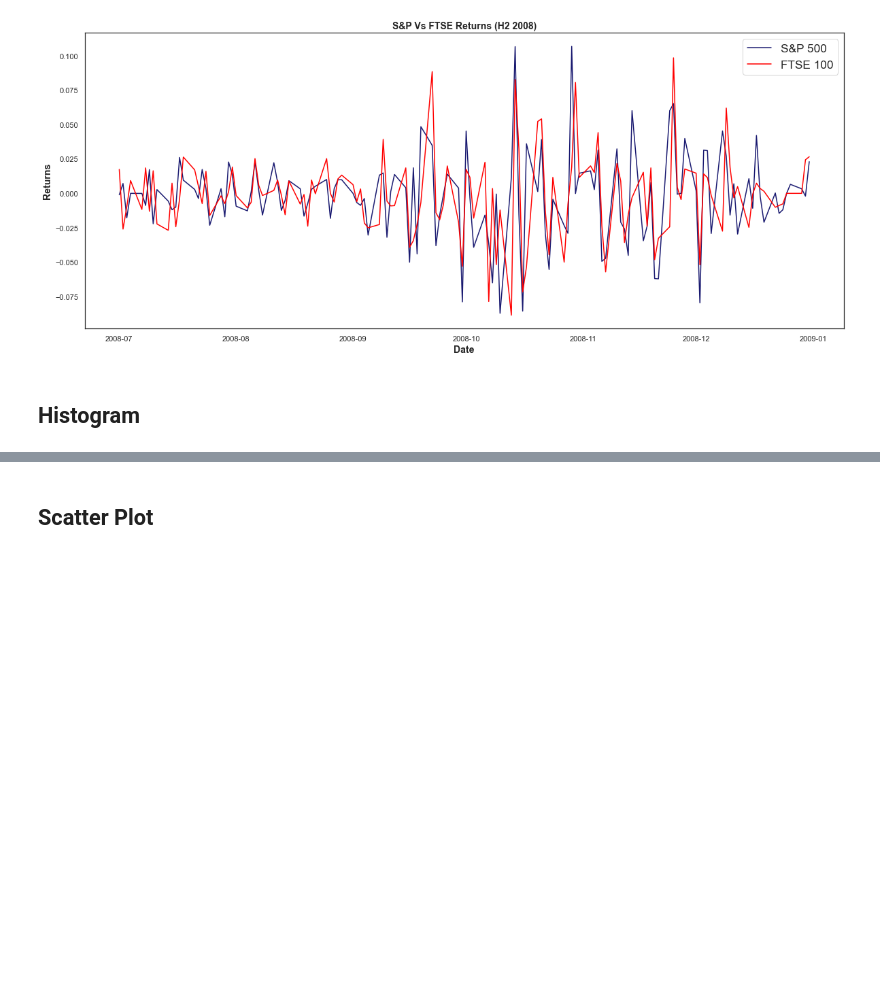
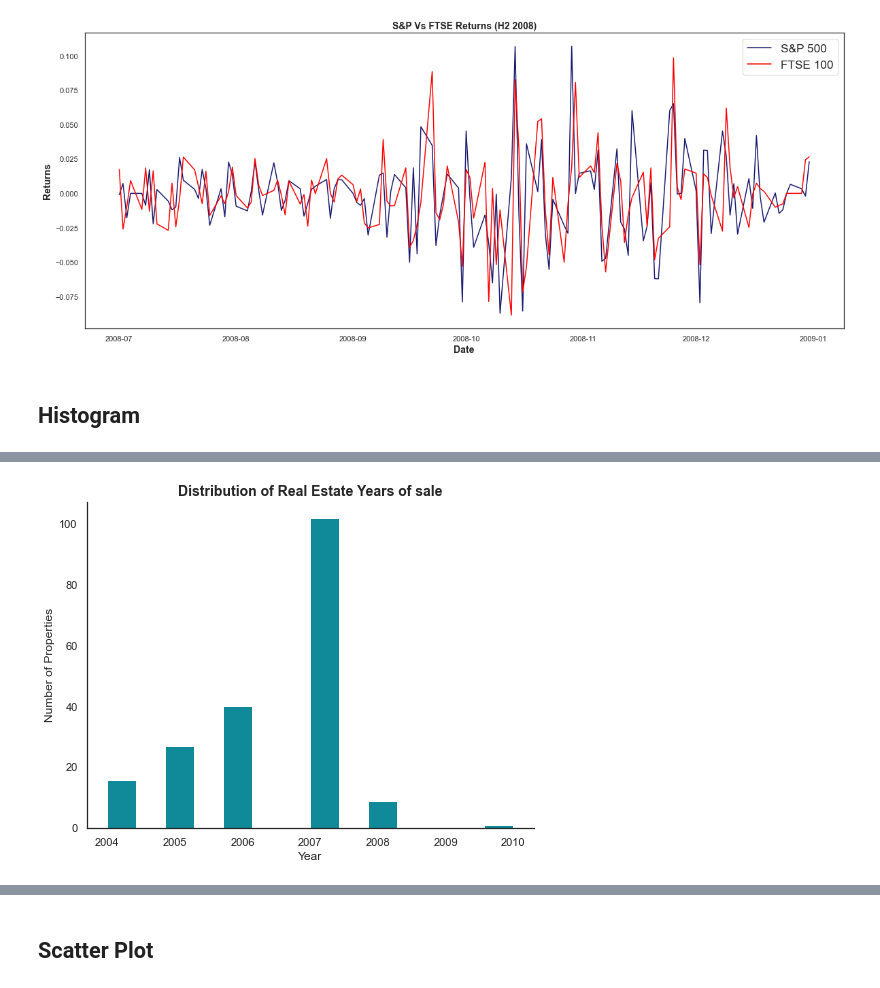
Before and after one commit to roblivesinottawa/data_analytics_python, a Jupyter notebook: S34 - Data Visualization/L1/Data Viz Notebook Template.ipynb, the cells around one changed output, grey strips where cells are left out. Drawn from its saved outputs; the diff is of its cells as text; code cells hidden in the pictures; blank space fills up the shorter version.

```diff
--- a/S34 - Data Visualization/L1/Data Viz Notebook Template.ipynb
+++ b/S34 - Data Visualization/L1/Data Viz Notebook Template.ipynb
@@ -286,0 +316,12 @@ plt.show()
+# %%
+sns.set_style('white')
+plt.figure(figsize=(8,6))
+plt.hist(df_real_estate['Year of sale'], bins=14, color='#108A99')
+plt.title('Distribution of Real Estate Years of sale', fontsize=14, fontweight='bold')
+# plt.xticks()
+plt.xlabel("Year")
+plt.ylabel("Number of Properties")
+sns.despine()
+plt.show()
+# %% [output]
+[figure, added]
```
Also changed, not shown: parts of 7 cells of this notebook, 1 other file.
